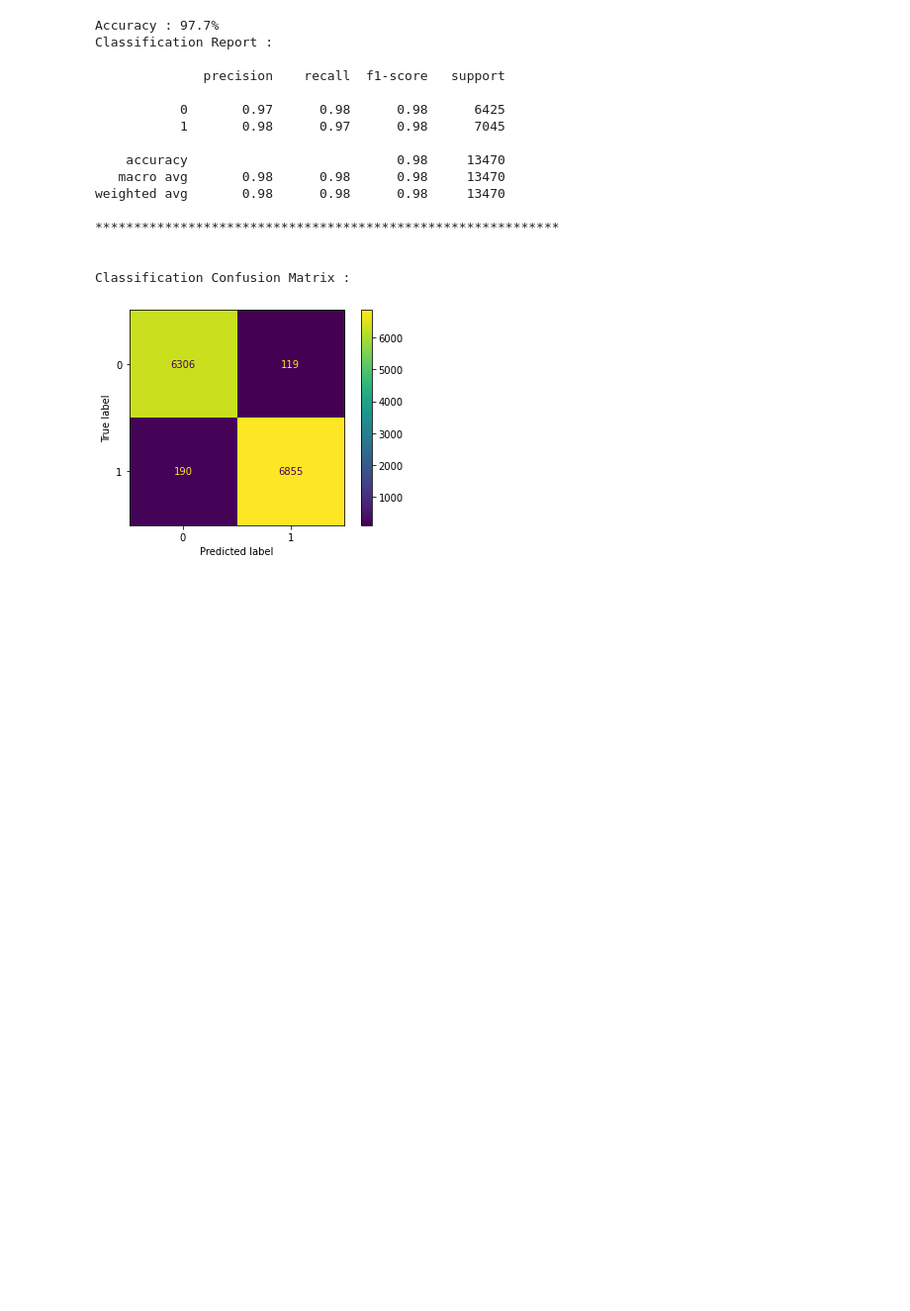
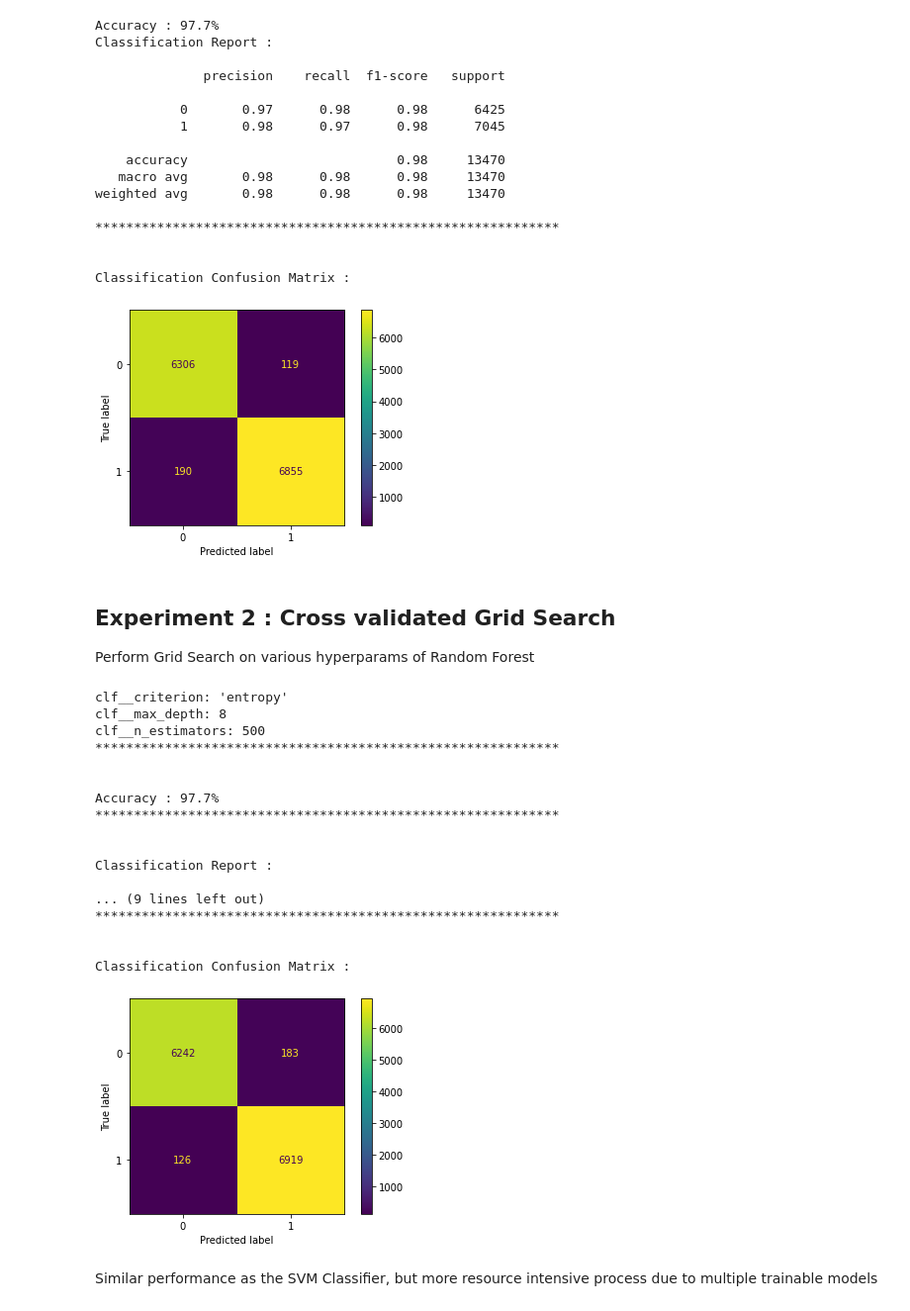
Before and after one commit to suvigyajain0101/Kaggle, a Jupyter notebook: FakeNewsPrediction/FakeNewsPrediction_Experiments.ipynb, the cells around one changed output. Shown at 99% size. Drawn from its saved outputs; the diff is of its cells as text; code cells hidden in the pictures; blank space fills up the shorter version.

Commit message:
Added CV Grid Search

```diff
--- a/FakeNewsPrediction/FakeNewsPrediction_Experiments.ipynb
+++ b/FakeNewsPrediction/FakeNewsPrediction_Experiments.ipynb
@@ -144,3 +144,79 @@ weighted avg       0.98      0.98      0.98     13470
 
 Classification Confusion Matrix :
 [figure]
+# %% [markdown]
+## Experiment 2 : Cross validated Grid Search
+
+Perform Grid Search on various hyperparams of Random Forest
+# %%
+from sklearn.pipeline import Pipeline
+from sklearn.model_selection import GridSearchCV
+from sklearn.ensemble import RandomForestClassifier
+
+text_clf = Pipeline([
+    ('vect', CountVectorizer()),
+    ('tfidf', TfidfTransformer()),
+    ('clf', RandomForestClassifier()),
+])
+
+# Define Parameter Grid
+param_grid = {
+    "clf__n_estimators": [200, 500],
+    "clf__max_depth": [4, 5, 8],
+    "clf__criterion": ["gini", "entropy"],
+}
+
+# Initialize Grid Search Classifier
+# Obviously, such an exhaustive search can be expensive.
+# If we have multiple CPU cores at our disposal, we can tell the grid searcher to try these parameter combinations in parallel
+#  with the n_jobs parameter. If we give this parameter a value of -1,
+# grid search will detect how many cores are installed and use them all
+grid_search = GridSearchCV(text_clf, param_grid=param_grid, cv=5, n_jobs=-1)
+# Train GS classifier
+gs_clf = grid_search.fit(X_train, y_train)
+
+# Access the model with the best score
+gs_clf.best_score_
+# Access the parameters with the best score
+for param_name in sorted(param_grid.keys()):
+    print("%s: %r" % (param_name, gs_clf.best_params_[param_name]))
+print('*'*60)
+print('\n')
+
+# Run the trained pipeline on test data
+predicted = gs_clf.predict(X_test)
+# Get the accuracy
+print("Accuracy : {:.1%}".format(np.mean(predicted == y_test)))
+print('*'*60)
+print('\n')
+# Print the classification report
+print('Classification Report : \n')
+print(metrics.classification_report(y_test, predicted))
+print('*'*60)
+print('\n')
+# Print Confusion matrix
+print('Classification Confusion Matrix : \n')
+cm = confusion_matrix(y_test, predicted)
+cmd = ConfusionMatrixDisplay(cm, display_labels=[0,1])
+cmd.plot();
+# %% [output]
+clf__criterion: 'entropy'
+clf__max_depth: 8
+clf__n_estimators: 500
+************************************************************
+
+
+Accuracy : 97.7%
+************************************************************
+
+
+Classification Report :
+
+... (9 lines left out)
+************************************************************
+
+
+Classification Confusion Matrix :
+[figure, added]
+# %% [markdown]
+Similar performance as the SVM Classifier, but more resource intensive process due to multiple trainable models
```
